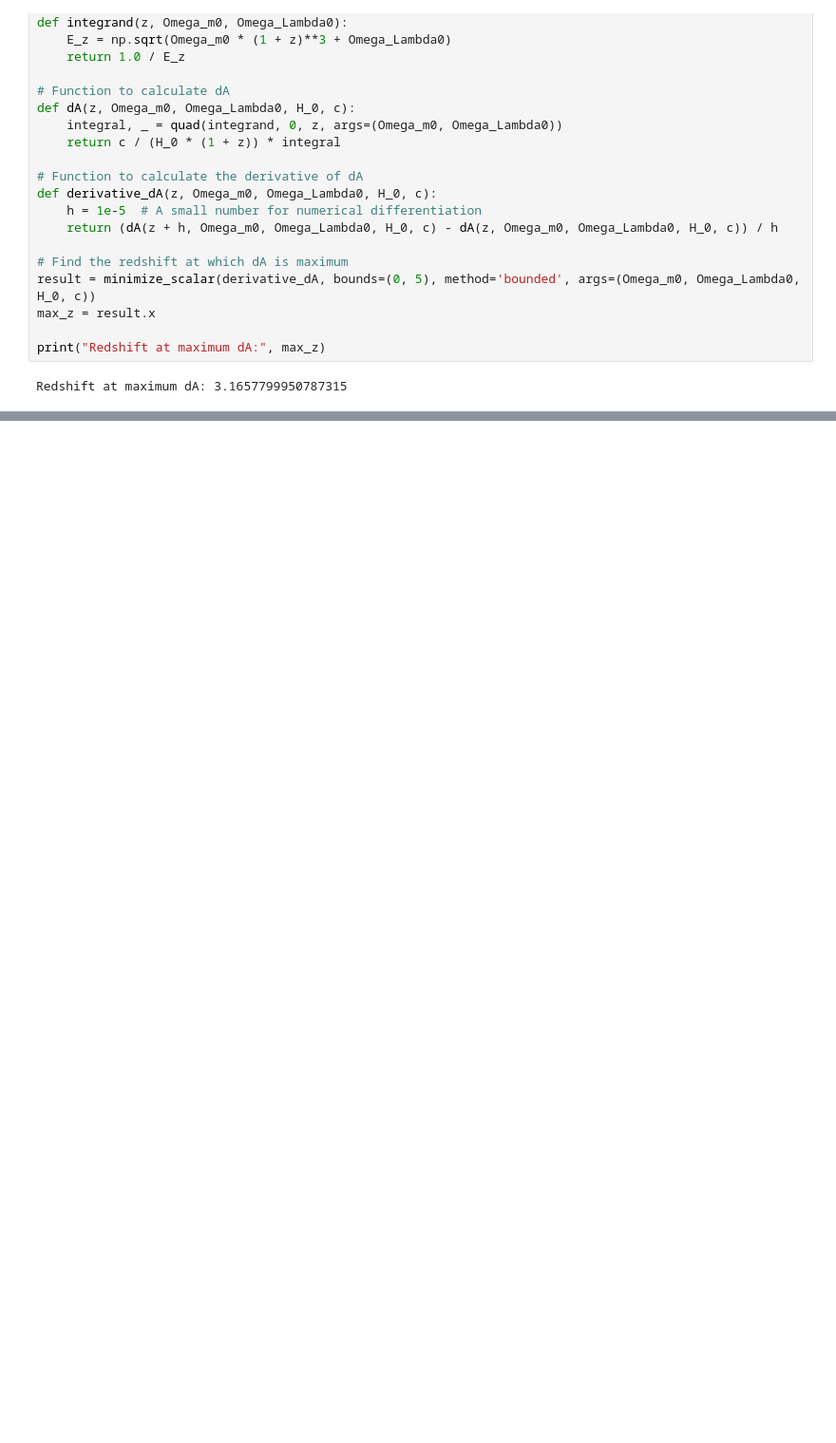
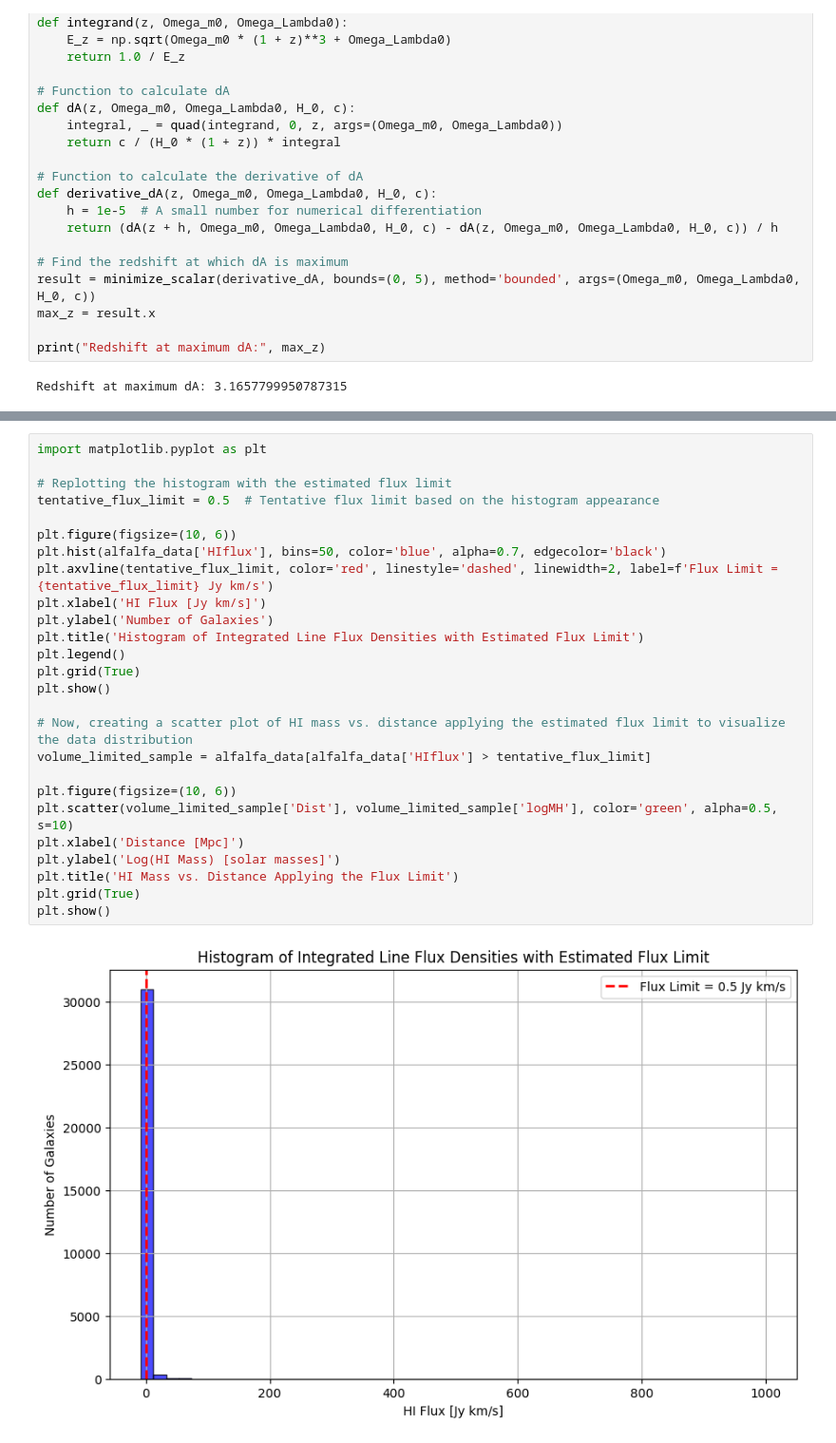
Before and after one commit to Fr4nc3/astrophysics-exercises, a Jupyter notebook: cosmology/cosmology.ipynb, the cells around one changed output, grey strips where cells are left out. Shown at 95% size. Cells and saved outputs as stored; diff of their text form; blank space fills up the shorter version.

```diff
--- a/cosmology/cosmology.ipynb
+++ b/cosmology/cosmology.ipynb
@@ -296,0 +372,28 @@ Redshift at maximum dA: 3.1657799950787315
+# %%
+import matplotlib.pyplot as plt
+
+# Replotting the histogram with the estimated flux limit
+tentative_flux_limit = 0.5  # Tentative flux limit based on the histogram appearance
+
+plt.figure(figsize=(10, 6))
+plt.hist(alfalfa_data['HIflux'], bins=50, color='blue', alpha=0.7, edgecolor='black')
+plt.axvline(tentative_flux_limit, color='red', linestyle='dashed', linewidth=2, label=f'Flux Limit = {tentative_flux_limit} Jy km/s')
+plt.xlabel('HI Flux [Jy km/s]')
+plt.ylabel('Number of Galaxies')
+plt.title('Histogram of Integrated Line Flux Densities with Estimated Flux Limit')
+plt.legend()
+plt.grid(True)
+plt.show()
+
+# Now, creating a scatter plot of HI mass vs. distance applying the estimated flux limit to visualize the data distribution
+volume_limited_sample = alfalfa_data[alfalfa_data['HIflux'] > tentative_flux_limit]
+
+plt.figure(figsize=(10, 6))
+plt.scatter(volume_limited_sample['Dist'], volume_limited_sample['logMH'], color='green', alpha=0.5, s=10)
+plt.xlabel('Distance [Mpc]')
+plt.ylabel('Log(HI Mass) [solar masses]')
+plt.title('HI Mass vs. Distance Applying the Flux Limit')
+plt.grid(True)
+plt.show()
+# %% [output]
+[figure, added]
```
Also changed, not shown: parts of 22 cells of this notebook, 1 other file.
